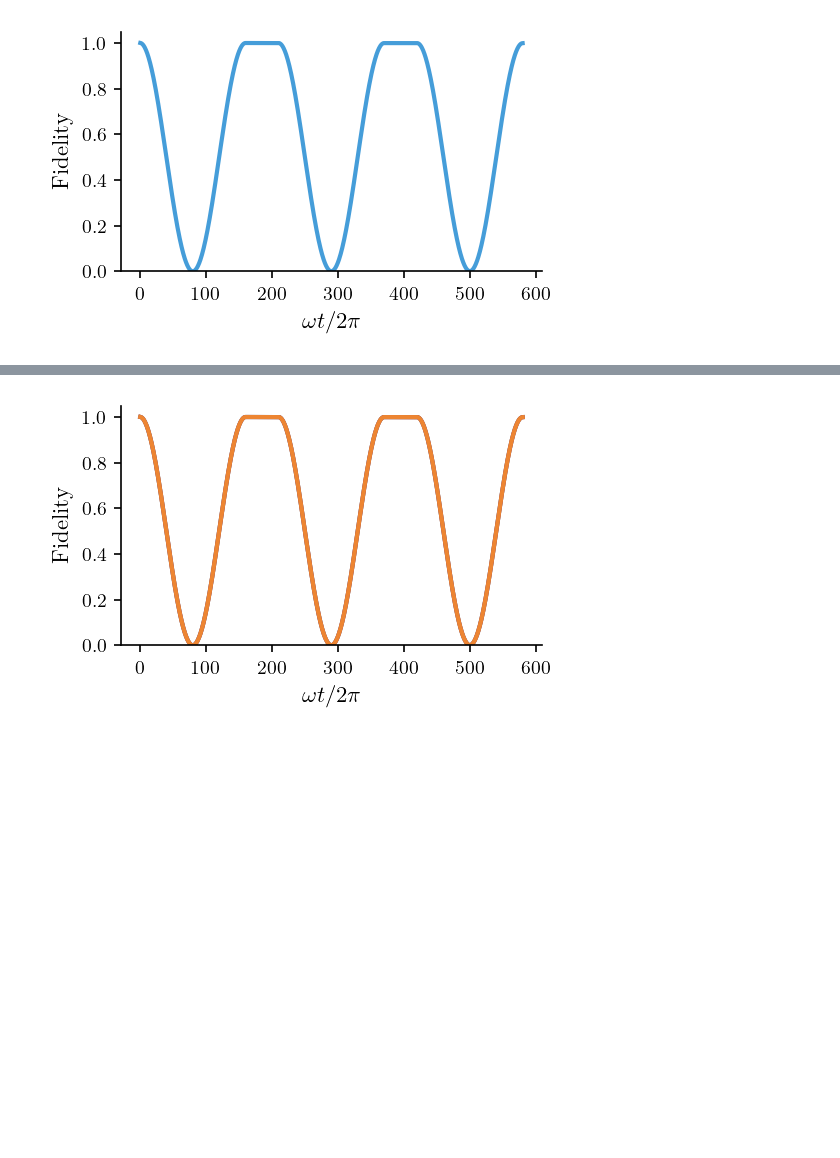
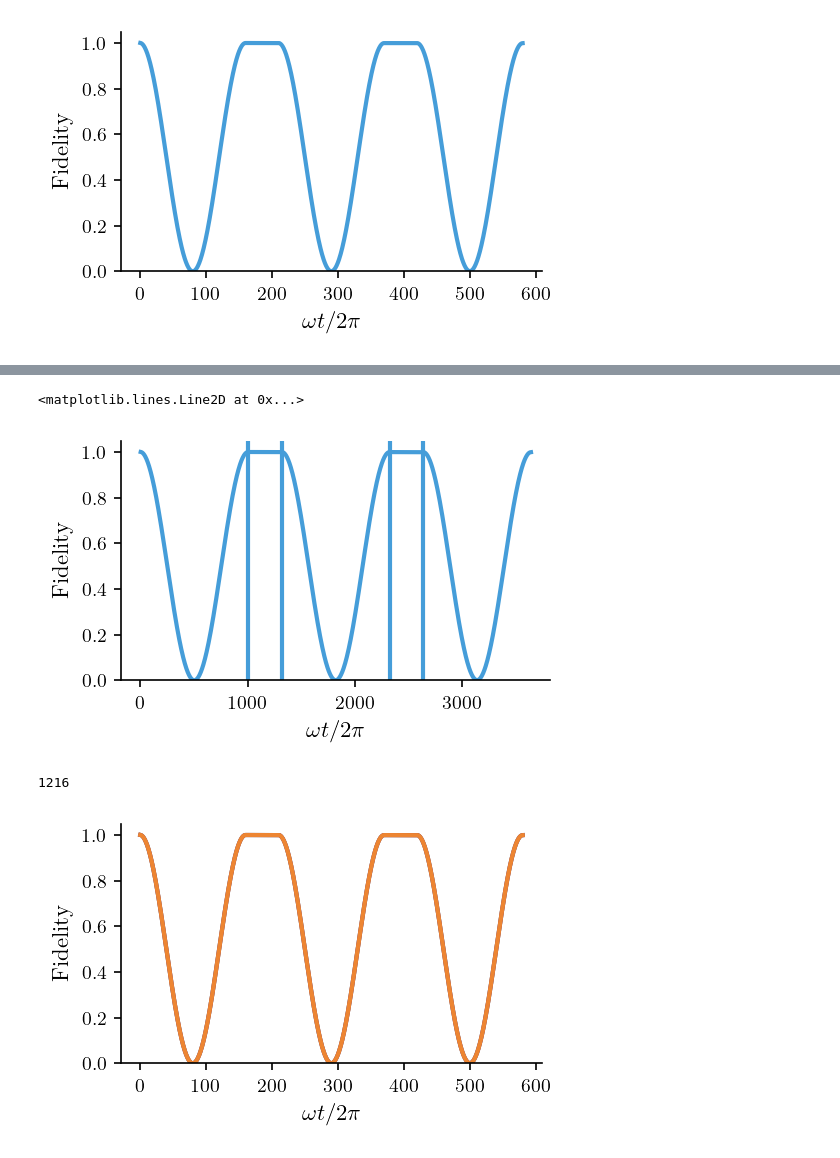
Before and after one commit to dehe1011/TensorHEOM, a Jupyter notebook: development/development2.ipynb, the cells around one changed output, grey strips where cells are left out. Drawn from its saved outputs; the diff is of its cells as text; code cells hidden in the pictures; blank space fills up the shorter version.

```diff
--- a/development/development2.ipynb
+++ b/development/development2.ipynb
@@ -972,0 +958,11 @@ ax = plot_fidelity(ax, directory, fileName, hpc=True)
+# %%
+# S=1/8, bondDim = 10
+directory = 'development/results/hpc'
+fileName = '19746654'
+
+inputName = os.path.join(directory, 'qc' + fileName)
+with open(inputName, 'rb') as file:
+    qc = qpy.load(file)[0]
+
+params = qc.metadata
+params
@@ -973,3 +987,23 @@ ax = plot_fidelity(ax, directory, fileName, hpc=True)
+# %%
+fig, ax = plt.subplots()
+ax = plot_fidelity(ax, directory, fileName, hpc=True)
+ax.axvline(x=2*160*np.pi)
+ax.axvline(x=2*160*np.pi + 100*np.pi)
+ax.axvline(x=2*160*np.pi + 100*np.pi + 2*160*np.pi)
+ax.axvline(x=2*160*np.pi + 100*np.pi + 2*160*np.pi + 100*np.pi)
+# %% [output]
+<matplotlib.lines.Line2D at 0x...>
+[figure, added]
+# %%
+directory = 'development/results/hpc'
+fileName = '19746654'
+inputName = os.path.join(directory, 'qc' + fileName)
+outputName = os.path.join(directory, fileName + '.csv')
+
+t_list, dm_list = load_density_matrices(outputName)
+len(t_list)
+# %% [output]
+1216
 # %%
 fig, ax = plt.subplots()
 
```
Also changed, not shown: parts of 8 cells of this notebook, 1 other file.
